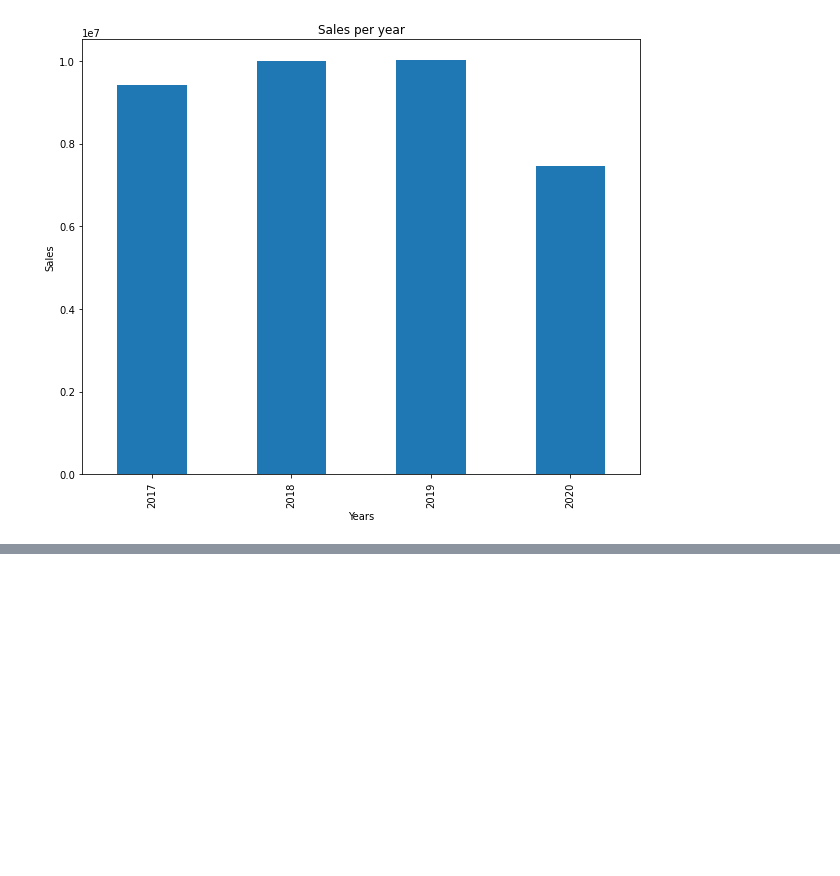
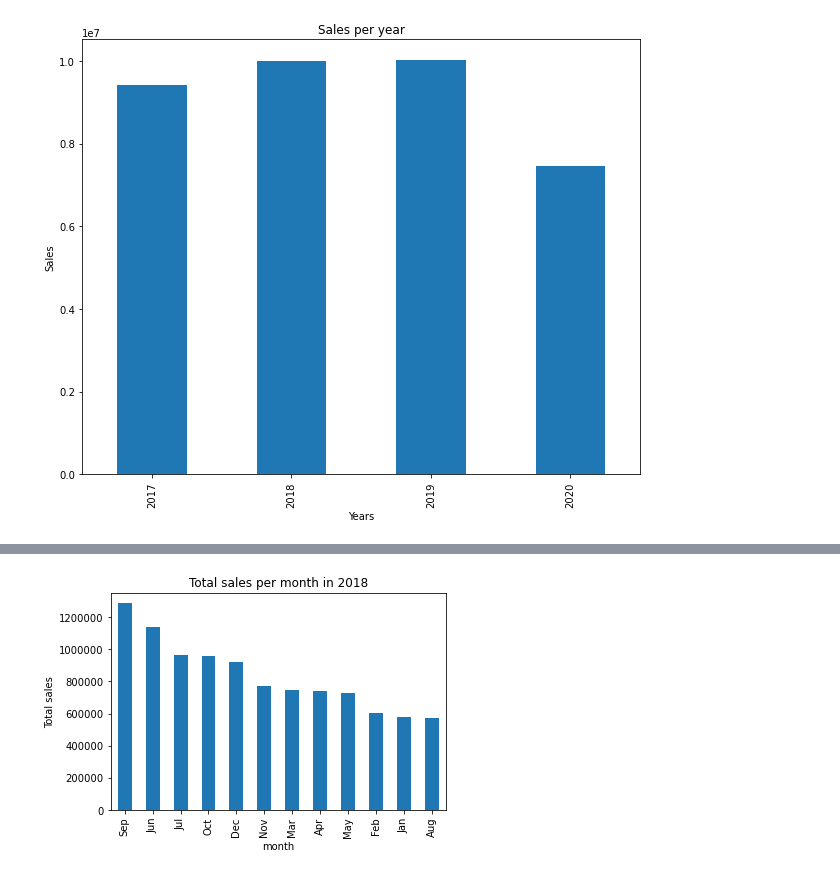
Before and after one commit to felix-n12/Retail-Forecasting, a Jupyter notebook: retail_forecasting.ipynb, the cells around one changed output, grey strips where cells are left out. Saved outputs shown, nothing was run; the diff lists cells and outputs as text; code cells hidden in the pictures; blank space fills up the shorter version.

```diff
--- a/retail_forecasting.ipynb
+++ b/retail_forecasting.ipynb
@@ -455,0 +489,15 @@ ValueError: Could not interpret input 'year'
+# %%
+# creating a function to calculate the total sales per month of each year
+def total_sale(year):
+    """function for calculating the total sales for each year by month"""
+    df_year=df.loc[(df['year'] == year)].groupby('month')['Sales'].sum().sort_values(ascending=False)
+    df_year.plot(kind='bar')
+    plt.title(f'Total sales per month in {year}')
+    plt.ylabel('Total sales')
+    plt.ticklabel_format(style='plain',axis='y')
+    plt.show()
+# %%
+# calculating sales in 2018
+total_sale('2018')
+# %% [output]
+[figure, added]
```
Also changed, not shown: parts of 31 cells of this notebook.
